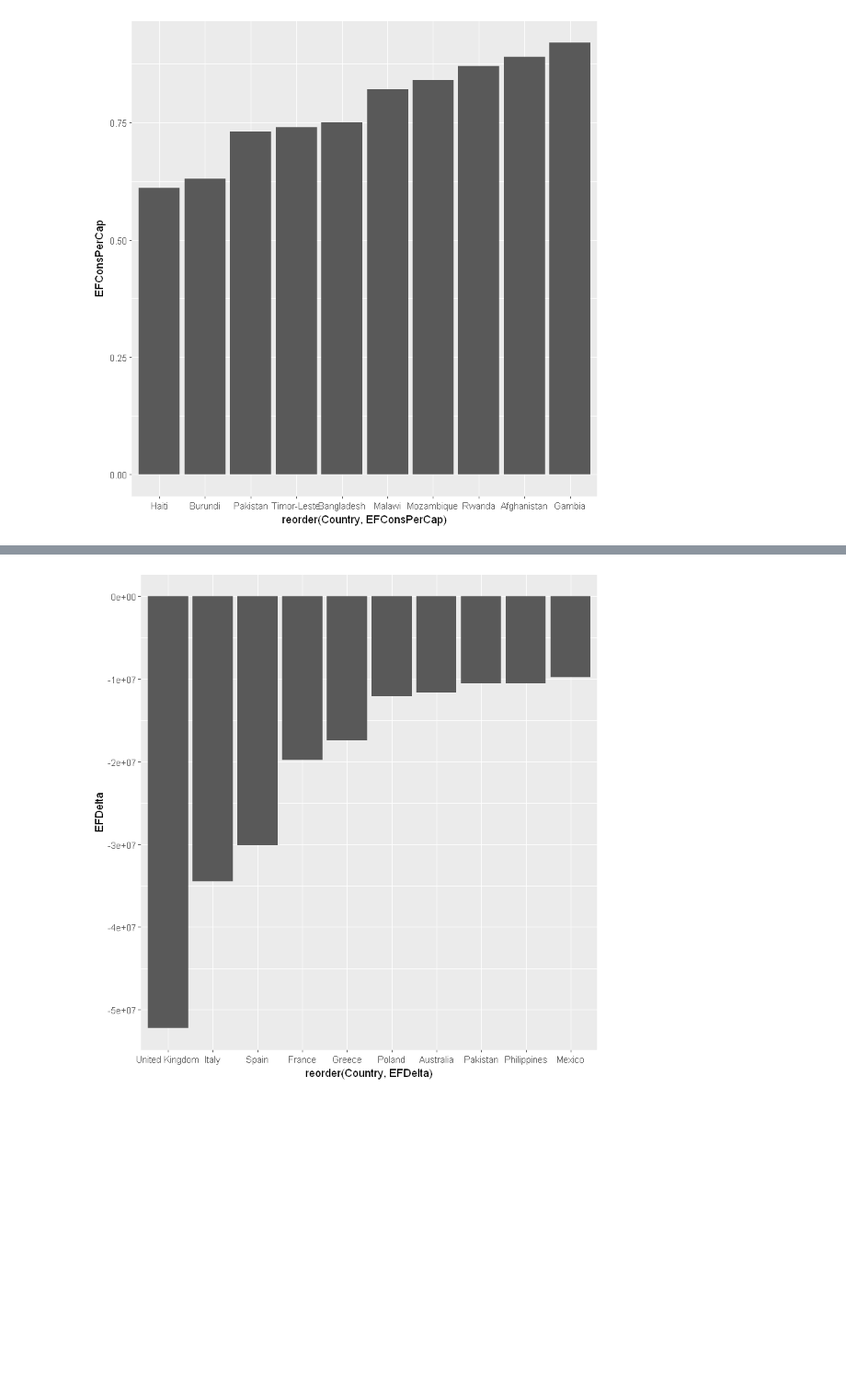
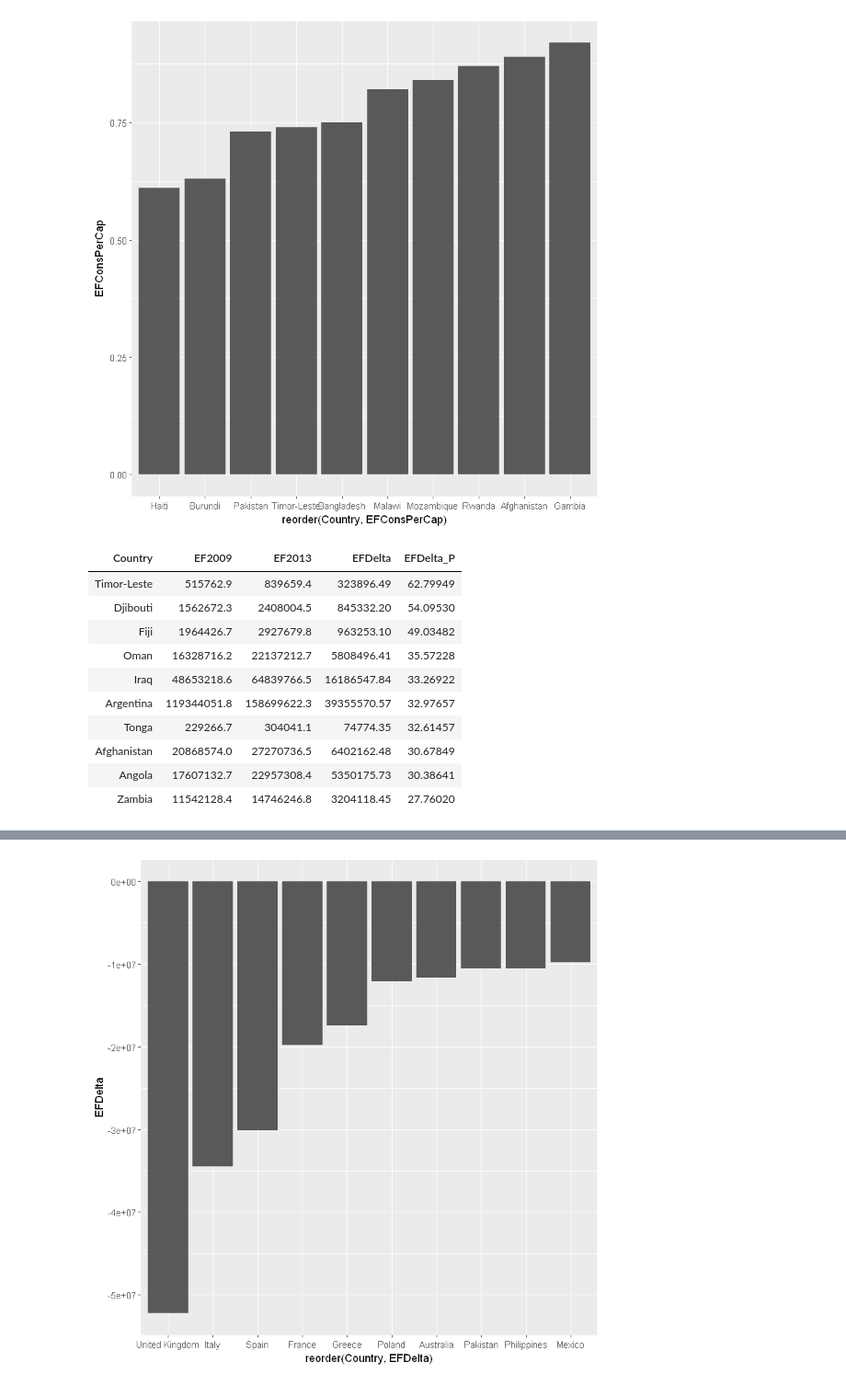
Before and after one commit to huli/mas-data-science, a Jupyter notebook: CAS Data Visualization/Project/storyboard.ipynb, the cells around one changed output, grey strips where cells are left out. Shown at 92% size. Cells and saved outputs as stored; diff of their text form; code cells hidden in the pictures; blank space fills up the shorter version.

```diff
--- a/CAS Data Visualization/Project/storyboard.ipynb
+++ b/CAS Data Visualization/Project/storyboard.ipynb
@@ -114,3 +117,24 @@ country_metrics_with_impact %>%
            stat = "identity")
 # %% [output]
 [figure]
+# %%
+# Highest and lowest Tendencies
+#################################################################################################################
+
+# Worst tendencies
+country_metrics_with_impact  %>%
+    arrange(desc(EFDelta_Rank)) %>%
+    select(Country, EF2009, EF2013, EFDelta, EFDelta_P) %>%
+    head(10)
+# %% [output]
+| Country | EF2009 | EF2013 | EFDelta | EFDelta_P |
+| Timor-Leste | 515762.9 | 839659.4 | 323896.49 | 62.79949 |
+| Djibouti | 1562672.3 | 2408004.5 | 845332.20 | 54.09530 |
+| Fiji | 1964426.7 | 2927679.8 | 963253.10 | 49.03482 |
+| Oman | 16328716.2 | 22137212.7 | 5808496.41 | 35.57228 |
+| Iraq | 48653218.6 | 64839766.5 | 16186547.84 | 33.26922 |
+| Argentina | 119344051.8 | 158699622.3 | 39355570.57 | 32.97657 |
+| Tonga | 229266.7 | 304041.1 | 74774.35 | 32.61457 |
+| Afghanistan | 20868574.0 | 27270736.5 | 6402162.48 | 30.67849 |
+| Angola | 17607132.7 | 22957308.4 | 5350175.73 | 30.38641 |
+| Zambia | 11542128.4 | 14746246.8 | 3204118.45 | 27.76020 |
```
Also changed, not shown: parts of 6 cells of this notebook.
